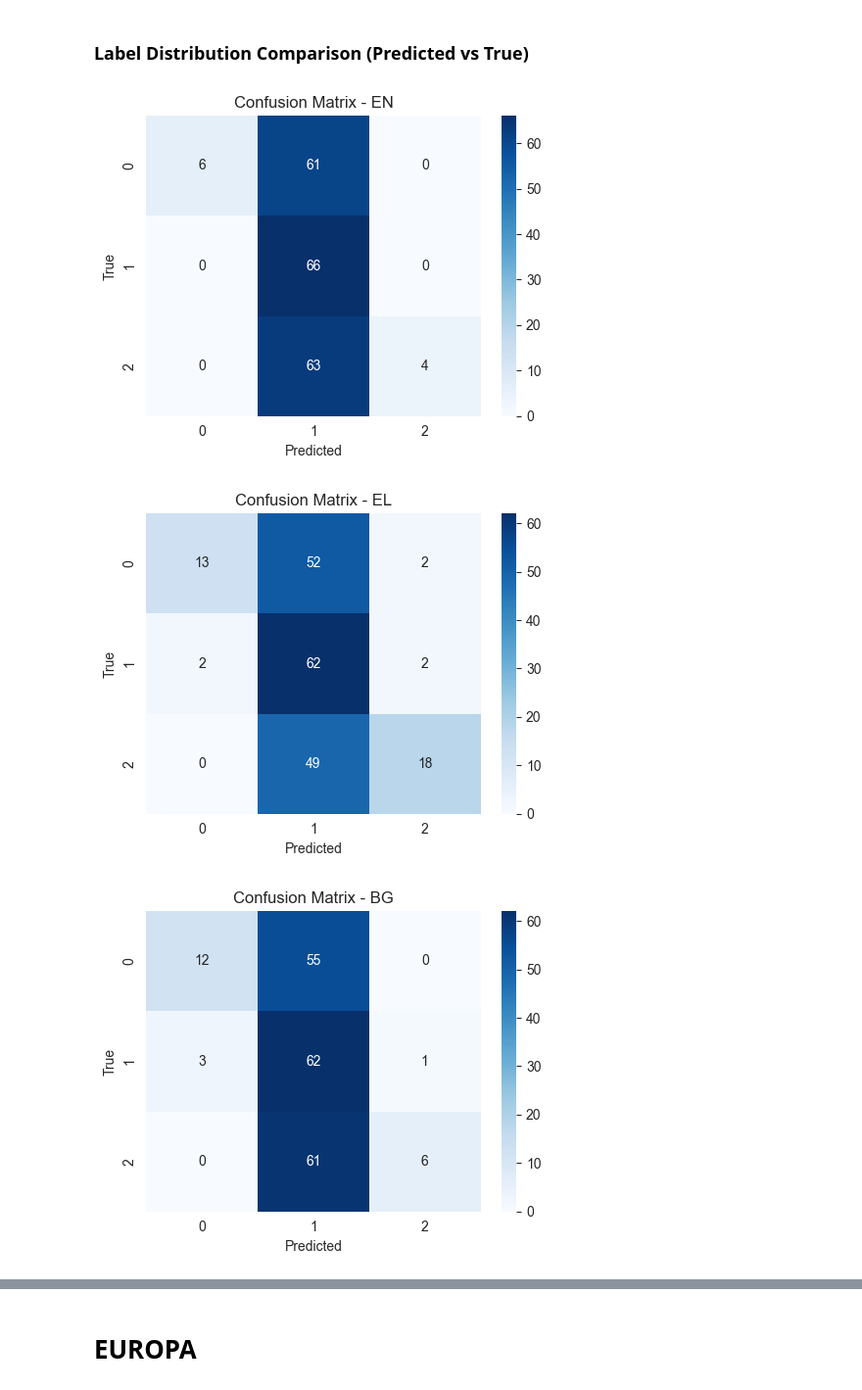
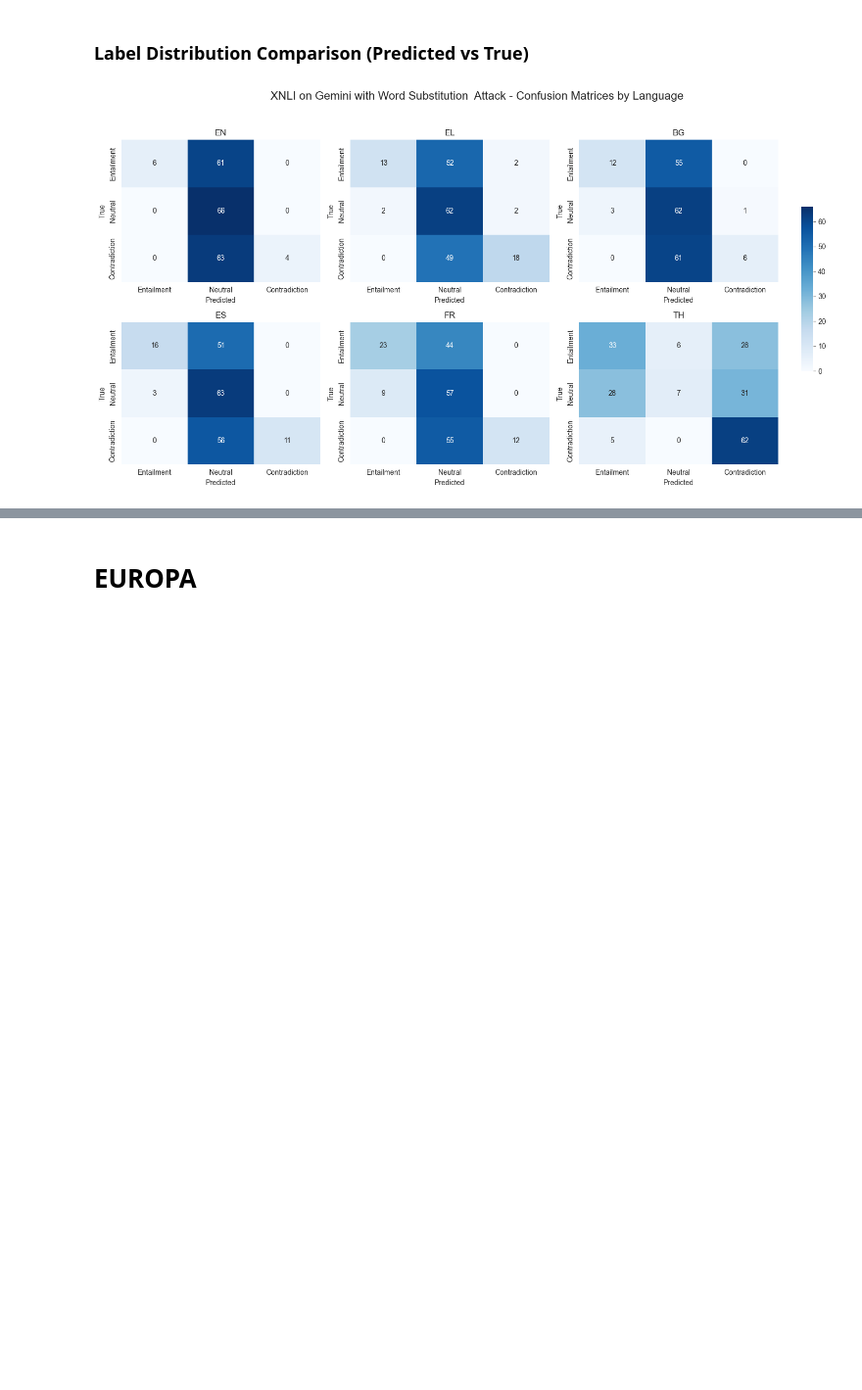
Before and after one commit to RobustML-Lab/Legal-Multilingual-Evaluation-of-LLMs, a Jupyter notebook: Pipeline/output/graphs/make_graphs.ipynb, the cells around one changed output, grey strips where cells are left out. Shown at 98% size. Drawn from its saved outputs; the diff is of its cells as text; code cells hidden in the pictures; blank space fills up the shorter version.

Commit message:
Fix graphs code

```diff
--- a/Pipeline/output/graphs/make_graphs.ipynb
+++ b/Pipeline/output/graphs/make_graphs.ipynb
@@ -221,23 +208,67 @@ plt.show()
 # %%
 import matplotlib.pyplot as plt
 import seaborn as sns
+import numpy as np
+import os
+import datetime
 
-def plot_confusion_matrix(cm, lang, labels):
-    plt.figure(figsize=(5, 4))
-    sns.heatmap(cm, annot=True, fmt='d', cmap='Blues',
-                xticklabels=labels, yticklabels=labels)
-    plt.xlabel("Predicted")
-    plt.ylabel("True")
-    plt.title(f"Confusion Matrix - {lang.upper()}")
-    plt.tight_layout()
-    plt.show()
+# Class labels
+class_labels = ["Entailment", "Neutral", "Contradiction"]
 
-# Plot confusion matrices for all languages
-for lang in language_order:
+# Timestamp and output directory
+timestamp = datetime.datetime.now().strftime("%Y%m%d_%H%M%S")
+plot_dir = os.path.join("xnli", timestamp)
+os.makedirs(plot_dir, exist_ok=True)
+
+# Subplot layout
+num_langs = len(language_order)
+cols = 3
+rows = (num_langs + cols - 1) // cols
+fig, axes = plt.subplots(rows, cols, figsize=(15, 4 * rows))
+axes = axes.flatten() if isinstance(axes, np.ndarray) else [axes]
+
+# Get global max count for color normalization
+vmax = max(np.array(language_confusion_matrices[lang]).max() for lang in language_order if lang in language_confusion_matrices)
+
+# Shared colorbar axis
+cbar_ax = fig.add_axes([0.92, 0.3, 0.015, 0.4])  # right-hand colorbar
+
+# Plot confusion matrices
+for idx, lang in enumerate(language_order):
+    ax = axes[idx]
     cm = language_confusion_matrices.get(lang)
+
     if cm is not None:
-        plot_confusion_matrix(cm, lang, labels=[0, 1, 2])
+        sns.heatmap(cm,
+                    annot=True,
+                    fmt='d',
+                    cmap='Blues',
+                    xticklabels=class_labels,
+                    yticklabels=class_labels,
+                    cbar=(idx == 0),
+                    cbar_ax=cbar_ax if idx == 0 else None,
+                    ax=ax,
+                    vmin=0,
+                    vmax=vmax)
+        ax.set_title(f"{lang.upper()}")
+        ax.set_xlabel("Predicted")
+        ax.set_ylabel("True")
+    else:
+        ax.axis('off')
+
+# Hide any unused axes
+for idx in range(num_langs, len(axes)):
+    axes[idx].axis('off')
+
+# Title and layout
+fig.suptitle("XNLI on Gemini with Word Substitution  Attack - Confusion Matrices by Language", fontsize=16)
+plt.tight_layout(rect=[0, 0, 0.9, 0.95])
+
+# Save
+pdf_path = os.path.join(plot_dir, "confusion_matrices.pdf")
+plt.savefig(pdf_path)
+plt.show()
+
+print(f"Confusion matrices saved to: {pdf_path}")
 # %% [output]
-[figure, old version]
+[figure, new version]
-[figure, removed]
-[figure, removed]
```
Also changed, not shown: parts of 13 cells of this notebook, 51 other files.
